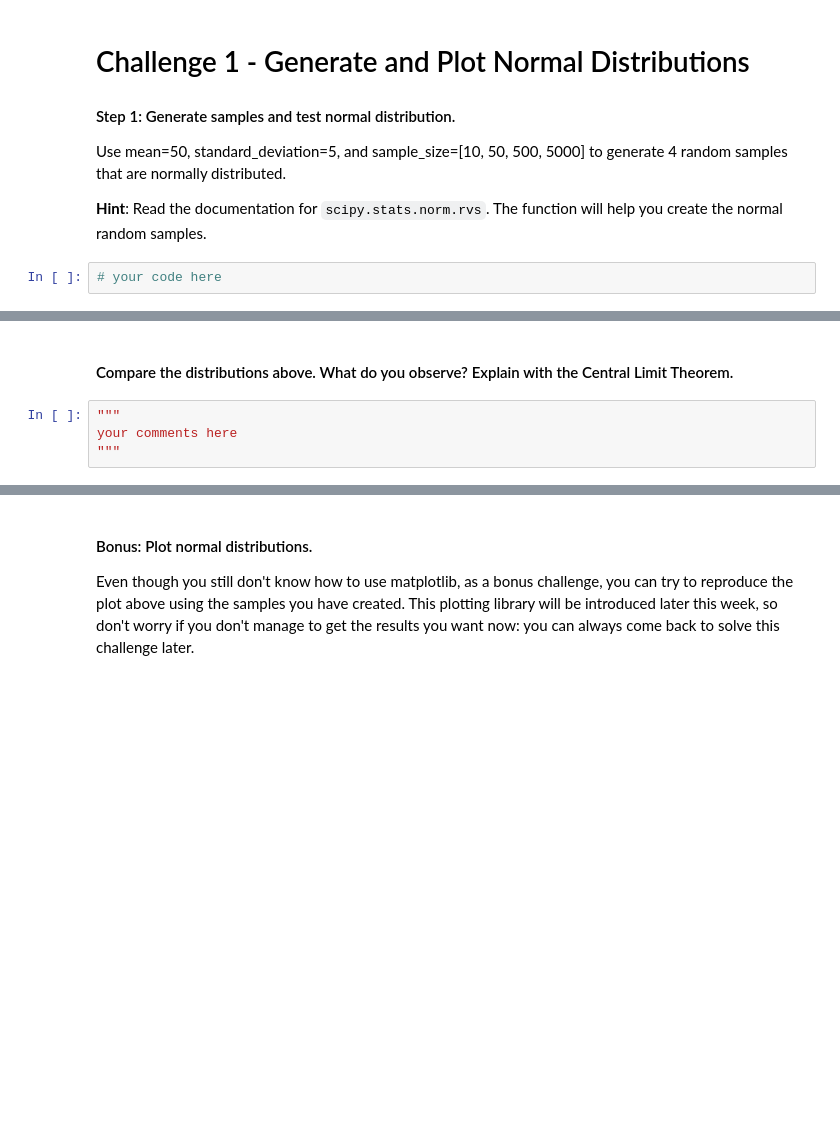
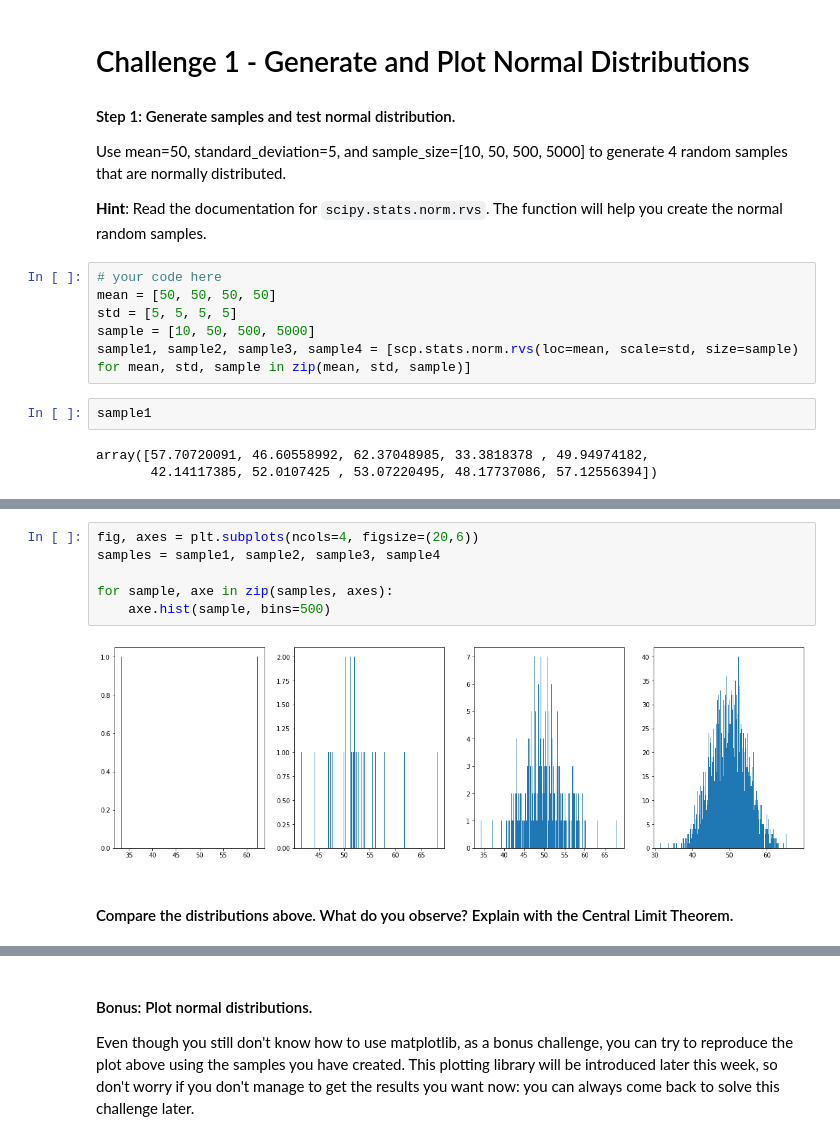
Before and after one commit to ta-data-bcn/lab-probability-dist, a Jupyter notebook: your-code/main.ipynb, the cells around one changed output, grey strips where cells are left out. Cells and saved outputs as stored; diff of their text form; blank space fills up the shorter version.

```diff
--- a/your-code/main.ipynb
+++ b/your-code/main.ipynb
@@ -13,8 +14,17 @@ import matplotlib.pyplot as plt
 Use mean=50, standard_deviation=5, and sample_size=[10, 50, 500, 5000] to generate 4 random samples that are normally distributed.
 
 **Hint**: Read the documentation for `scipy.stats.norm.rvs`. The function will help you create the normal random samples.
-# %%
-# your code here
+# %%
+# your code here
+mean = [50, 50, 50, 50]
+std = [5, 5, 5, 5]
+sample = [10, 50, 500, 5000]
+sample1, sample2, sample3, sample4 = [scp.stats.norm.rvs(loc=mean, scale=std, size=sample) for mean, std, sample in zip(mean, std, sample)]
+# %%
+sample1
+# %% [output]
+array([57.70720091, 46.60558992, 62.37048985, 33.3818378 , 49.94974182,
+       42.14117385, 52.0107425 , 53.07220495, 48.17737086, 57.12556394])
 # %% [markdown]
 #### Step 2: Plot normal distributions.
 
@@ -23,9 +33,13 @@ To check the shape of the samples you have just created, you can use matplotlib.
 If you did, your outputs would be really similar to the ones below:
 
 ![normal distributions with different sample sizes](../images/ch-1.png)
+# %%
+fig, axes = plt.subplots(ncols=4, figsize=(20,6))
+samples = sample1, sample2, sample3, sample4
+
+for sample, axe in zip(samples, axes):
+    axe.hist(sample, bins=500)
+# %% [output]
+[figure, added]
 # %% [markdown]
 #### Compare the distributions above. What do you observe? Explain with the Central Limit Theorem.
-# %%
-"""
-your comments here
-"""
```
Also changed, not shown: parts of 38 cells of this notebook.
